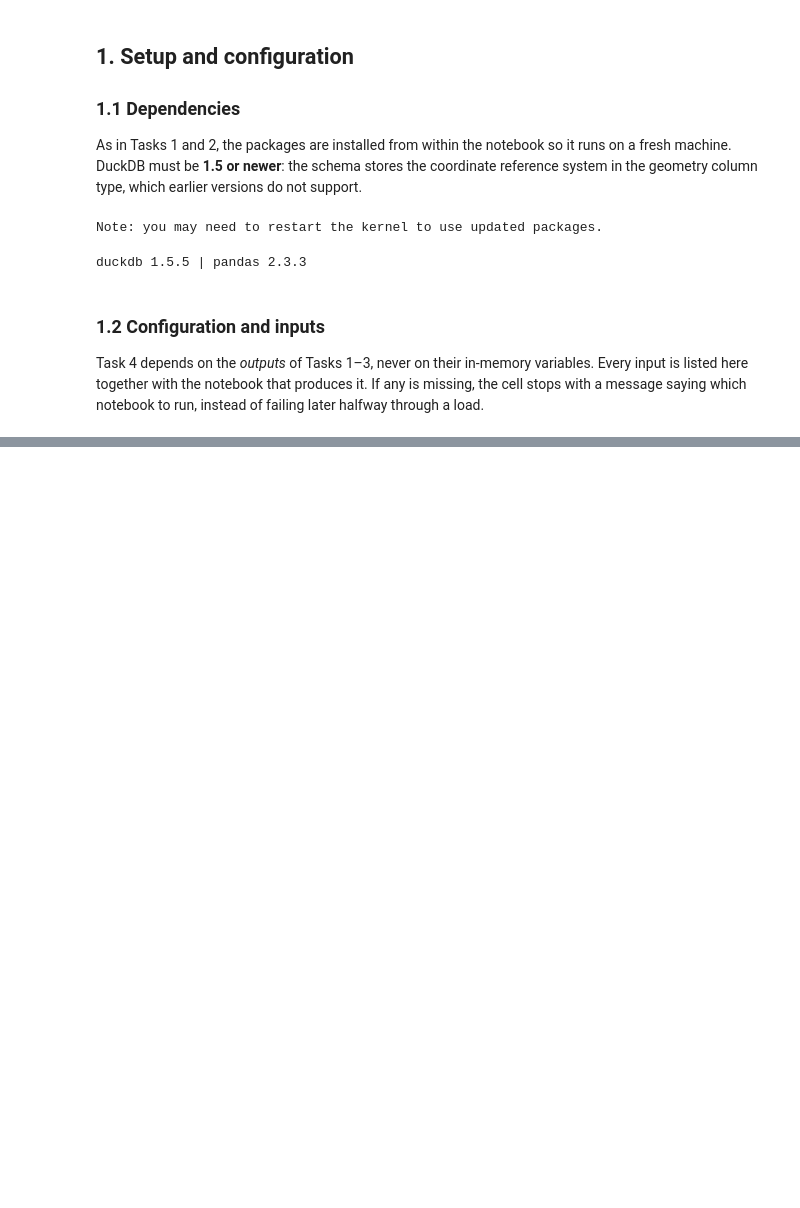
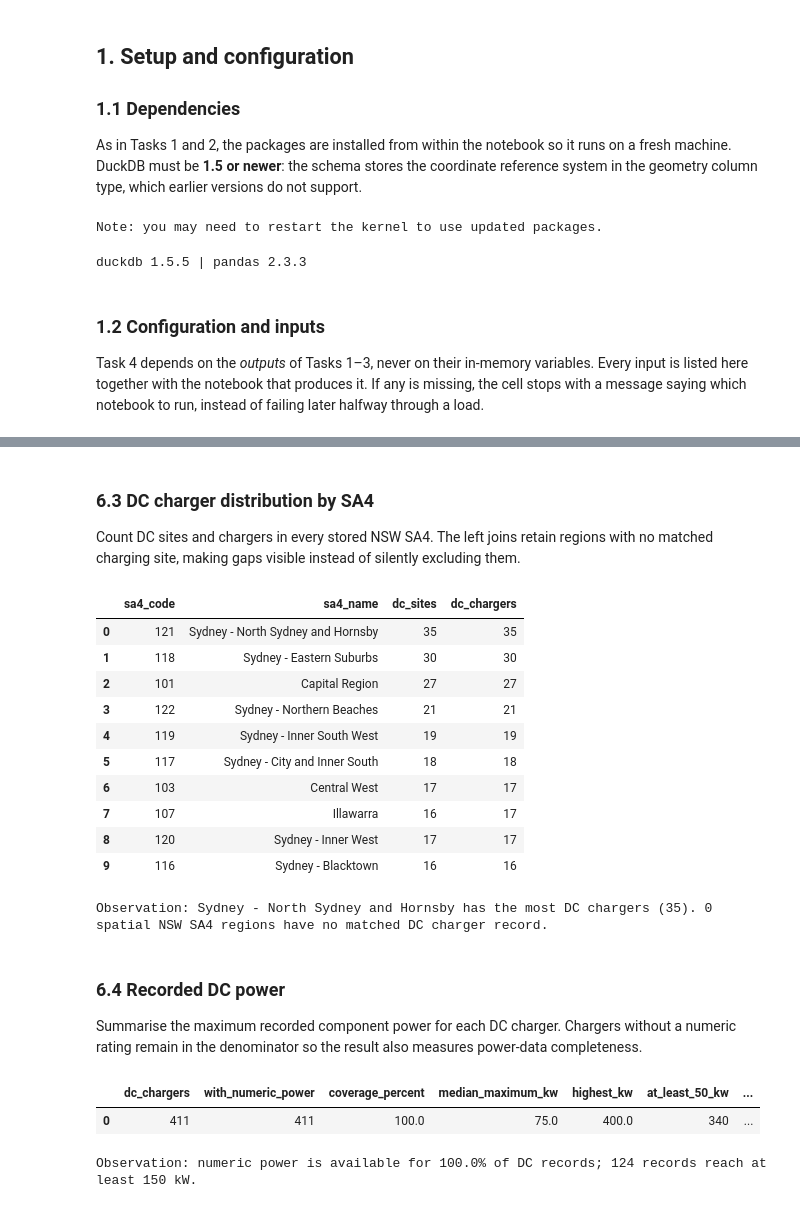
Before and after one commit to AtiwatL/COMP5339, a Jupyter notebook: 04_data_storage.ipynb, the cells around one changed output, grey strips where cells are left out. Drawn from its saved outputs; the diff is of its cells as text; code cells hidden in the pictures; blank space fills up the shorter version.

```diff
--- a/04_data_storage.ipynb
+++ b/04_data_storage.ipynb
@@ -1613,0 +1301,79 @@ data/processed/ev_chargers.duckdb: 27.0 MB, 13 tables, 3 views
+# %% [markdown]
+### 6.3 DC charger distribution by SA4
+
+Count DC sites and chargers in every stored NSW SA4. The left joins retain regions with no matched
+charging site, making gaps visible instead of silently excluding them.
+# %%
+sa4_summary = con.sql("""
+    SELECT
+        r.sa4_code,
+        r.sa4_name,
+        COUNT(DISTINCT s.site_id) FILTER (WHERE c.charger_type = 'DC') AS dc_sites,
+        COUNT(c.charger_id) FILTER (WHERE c.charger_type = 'DC') AS dc_chargers
+    FROM sa4_region AS r
+    LEFT JOIN charging_site AS s USING (sa4_code)
+    LEFT JOIN charger AS c USING (site_id)
+    GROUP BY r.sa4_code, r.sa4_name
+    ORDER BY dc_chargers DESC, r.sa4_name
+""").df()
+
+display(sa4_summary.head(10))
+
+regions_without_dc = int((sa4_summary.dc_chargers == 0).sum())
+leader = sa4_summary.iloc[0]
+print(
+    f"Observation: {leader.sa4_name} has the most DC chargers "
+    f"({int(leader.dc_chargers):,}). {regions_without_dc} spatial NSW SA4 regions "
+    "have no matched DC charger record."
+)
+# %% [output]
+|  | sa4_code | sa4_name | dc_sites | dc_chargers |
+| 0 | 121 | Sydney - North Sydney and Hornsby | 35 | 35 |
+| 1 | 118 | Sydney - Eastern Suburbs | 30 | 30 |
+| 2 | 101 | Capital Region | 27 | 27 |
+| 3 | 122 | Sydney - Northern Beaches | 21 | 21 |
+| 4 | 119 | Sydney - Inner South West | 19 | 19 |
+| 5 | 117 | Sydney - City and Inner South | 18 | 18 |
+| 6 | 103 | Central West | 17 | 17 |
+| 7 | 107 | Illawarra | 16 | 17 |
+| 8 | 120 | Sydney - Inner West | 17 | 17 |
+| 9 | 116 | Sydney - Blacktown | 16 | 16 |
+Observation: Sydney - North Sydney and Hornsby has the most DC chargers (35). 0 spatial NSW SA4 regions have no matched DC charger record.
+# %% [markdown]
+### 6.4 Recorded DC power
+
+Summarise the maximum recorded component power for each DC charger. Chargers without a numeric
+rating remain in the denominator so the result also measures power-data completeness.
+# %%
+power_summary = con.sql("""
+    WITH dc_power AS (
+        SELECT
+            c.charger_id,
+            MAX(p.power_kw) AS maximum_power_kw
+        FROM charger AS c
+        LEFT JOIN charger_power_rating AS p USING (charger_id)
+        WHERE c.charger_type = 'DC'
+        GROUP BY c.charger_id
+    )
+    SELECT
+        COUNT(*) AS dc_chargers,
+        COUNT(maximum_power_kw) AS with_numeric_power,
+        ROUND(100.0 * COUNT(maximum_power_kw) / COUNT(*), 1) AS coverage_percent,
+        MEDIAN(maximum_power_kw) AS median_maximum_kw,
+        MAX(maximum_power_kw) AS highest_kw,
+        COUNT(*) FILTER (WHERE maximum_power_kw >= 50) AS at_least_50_kw,
+        COUNT(*) FILTER (WHERE maximum_power_kw >= 150) AS at_least_150_kw
+    FROM dc_power
+""").df()
+
+display(power_summary)
+
+row = power_summary.iloc[0]
+print(
+    f"Observation: numeric power is available for {row.coverage_percent:.1f}% of DC records; "
+    f"{int(row.at_least_150_kw):,} records reach at least 150 kW."
+)
+# %% [output]
+|  | dc_chargers | with_numeric_power | coverage_percent | median_maximum_kw | highest_kw | at_least_50_kw | ... |
+| 0 | 411 | 411 | 100.0 | 75.0 | 400.0 | 340 | ... |
+Observation: numeric power is available for 100.0% of DC records; 124 records reach at least 150 kW.
```
Also changed, not shown: parts of 93 cells of this notebook, 2 other files.
